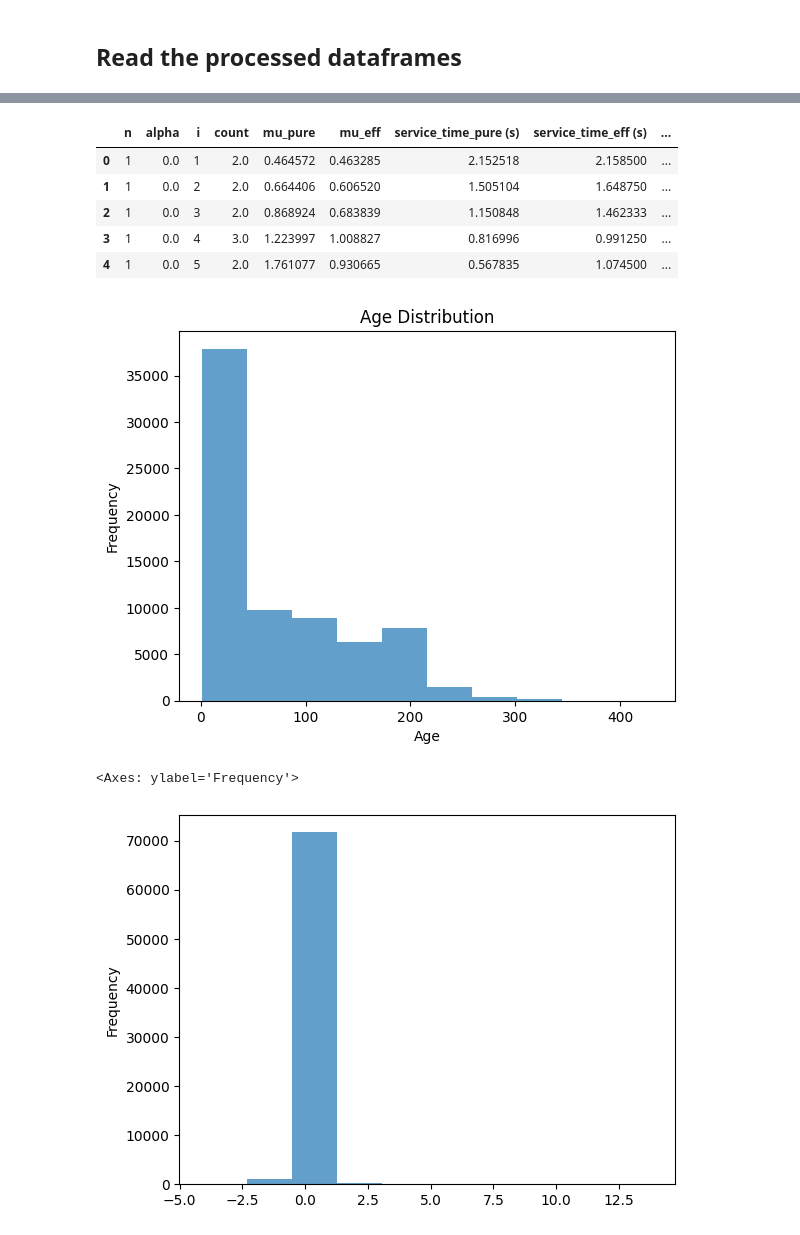
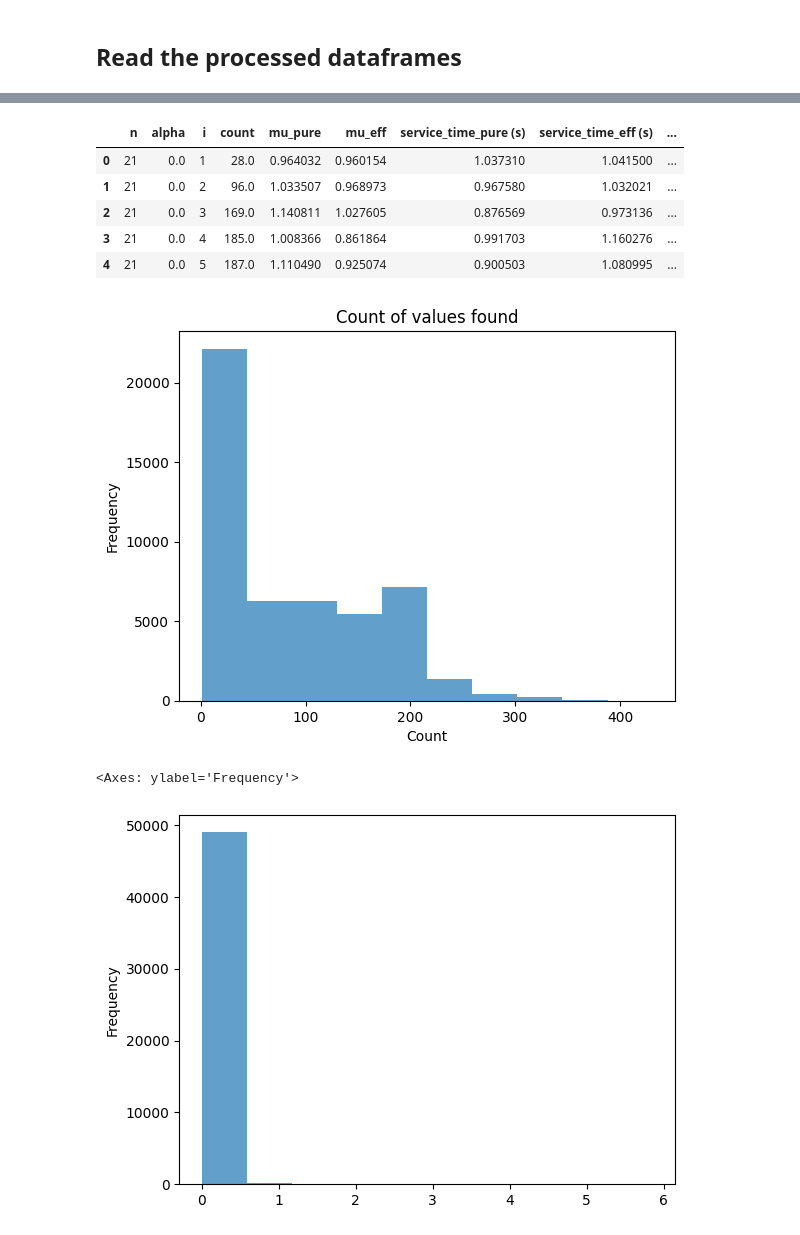
Before and after one commit to MikelMelnichuk/cpu_io_analytics, a Jupyter notebook: Image_creation/Analytical_approach_n_a_i.ipynb, the cells around one changed output, grey strips where cells are left out. Saved outputs shown, nothing was run; the diff lists cells and outputs as text; code cells hidden in the pictures.

Commit message:
Fix issues and make work mu_n_alpha and mu_n_alpha_i

```diff
--- a/Image_creation/Analytical_approach_n_a_i.ipynb
+++ b/Image_creation/Analytical_approach_n_a_i.ipynb
@@ -15,5 +18,4 @@ polyorder = 3
 # %% [markdown]
 ## Read the processed dataframes
 # %%
-received_results_df = pd.read_feather("received_results_df.feather")
-investigate_df = pd.read_feather("investigate_df.feather")
+experiment_data_df = pd.read_feather("experiment_data_df.feather")
@@ -68,7 +405,7 @@ def process_group(group):
     return states
 # %%
 all_states = []
-for (alpha, n, run), group in received_results_df.groupby(['alpha', 'active_servers_num', 'run_id']):
+for (alpha, n, run), group in experiment_data_df.groupby(['alpha', 'active_servers_num', 'run_id']):
     all_states.extend(process_group(group))
 
 # Convert to DataFrame
@@ -148,29 +474,29 @@ for _, row in results_df.iterrows():
 results_df.head()
 # %% [output]
 |  | n | alpha | i | count | mu_pure | mu_eff | service_time_pure (s) | service_time_eff (s) | ... |
-| 0 | 1 | 0.0 | 1 | 2.0 | 0.464572 | 0.463285 | 2.152518 | 2.158500 | ... |
-| 1 | 1 | 0.0 | 2 | 2.0 | 0.664406 | 0.606520 | 1.505104 | 1.648750 | ... |
-| 2 | 1 | 0.0 | 3 | 2.0 | 0.868924 | 0.683839 | 1.150848 | 1.462333 | ... |
-| 3 | 1 | 0.0 | 4 | 3.0 | 1.223997 | 1.008827 | 0.816996 | 0.991250 | ... |
-| 4 | 1 | 0.0 | 5 | 2.0 | 1.761077 | 0.930665 | 0.567835 | 1.074500 | ... |
+| 0 | 21 | 0.0 | 1 | 28.0 | 0.964032 | 0.960154 | 1.037310 | 1.041500 | ... |
+| 1 | 21 | 0.0 | 2 | 96.0 | 1.033507 | 0.968973 | 0.967580 | 1.032021 | ... |
+| 2 | 21 | 0.0 | 3 | 169.0 | 1.140811 | 1.027605 | 0.876569 | 0.973136 | ... |
+| 3 | 21 | 0.0 | 4 | 185.0 | 1.008366 | 0.861864 | 0.991703 | 1.160276 | ... |
+| 4 | 21 | 0.0 | 5 | 187.0 | 1.110490 | 0.925074 | 0.900503 | 1.080995 | ... |
 # %%
 import pandas as pd
 import matplotlib.pyplot as plt
 
 results_df['count'].plot(kind='hist', alpha=0.7)
 
 # Step 3: Show the plot
-plt.title('Age Distribution')
-plt.xlabel('Age')
+plt.title('Count of values found')
+plt.xlabel('Count')
 plt.ylabel('Frequency')
 plt.show()
 # %% [output]
-[figure, old version]
+[figure, new version]
 # %%
 results_df["overhead_per_request (s)"].plot(kind='hist', alpha=0.7)
 # %% [output]
 <Axes: ylabel='Frequency'>
-[figure, old version]
+[figure, new version]
 # %%
 results_df[results_df["overhead_per_request (s)"] < 0]
 # %% [output]
```
Also changed, not shown: parts of 57 cells of this notebook.
